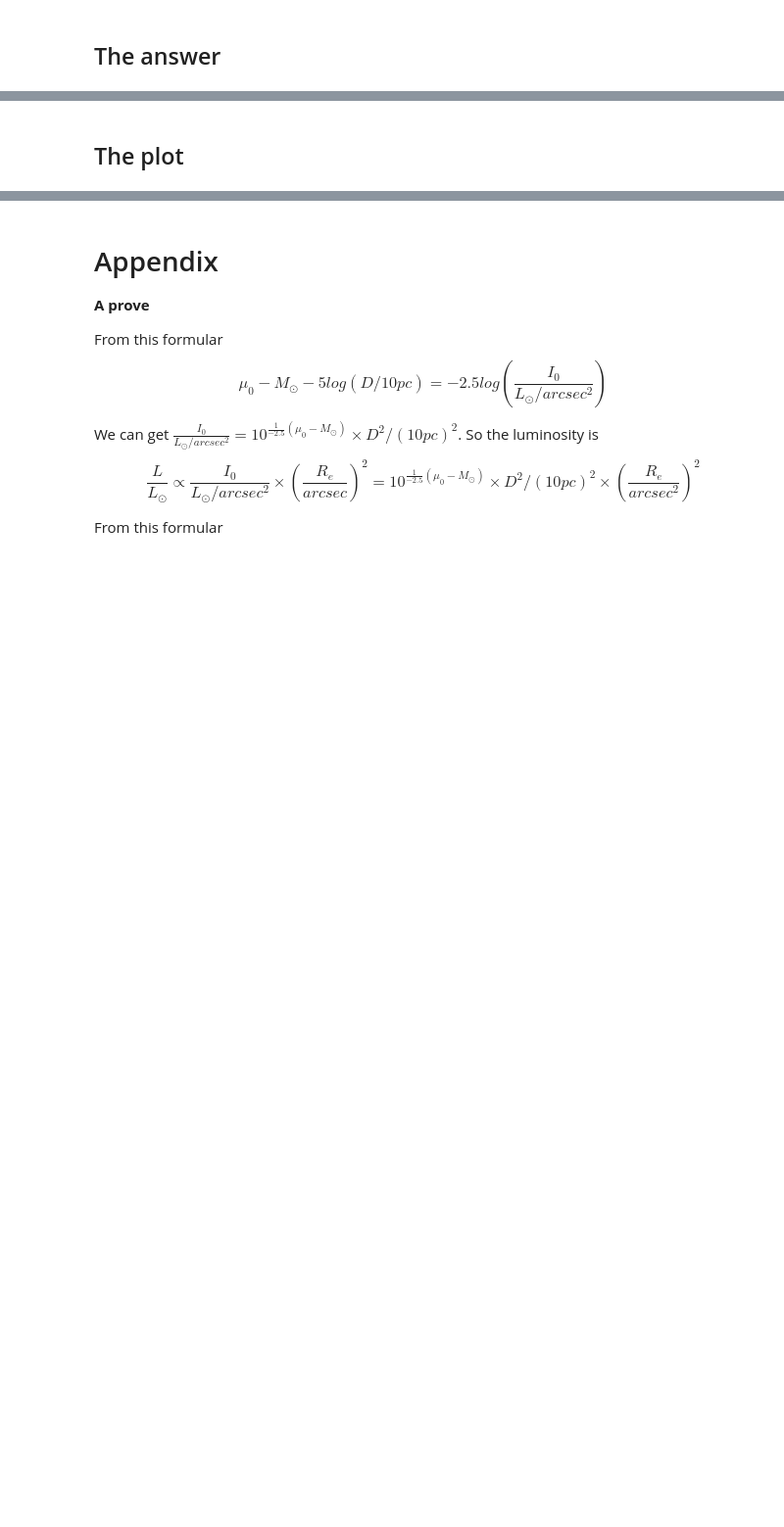
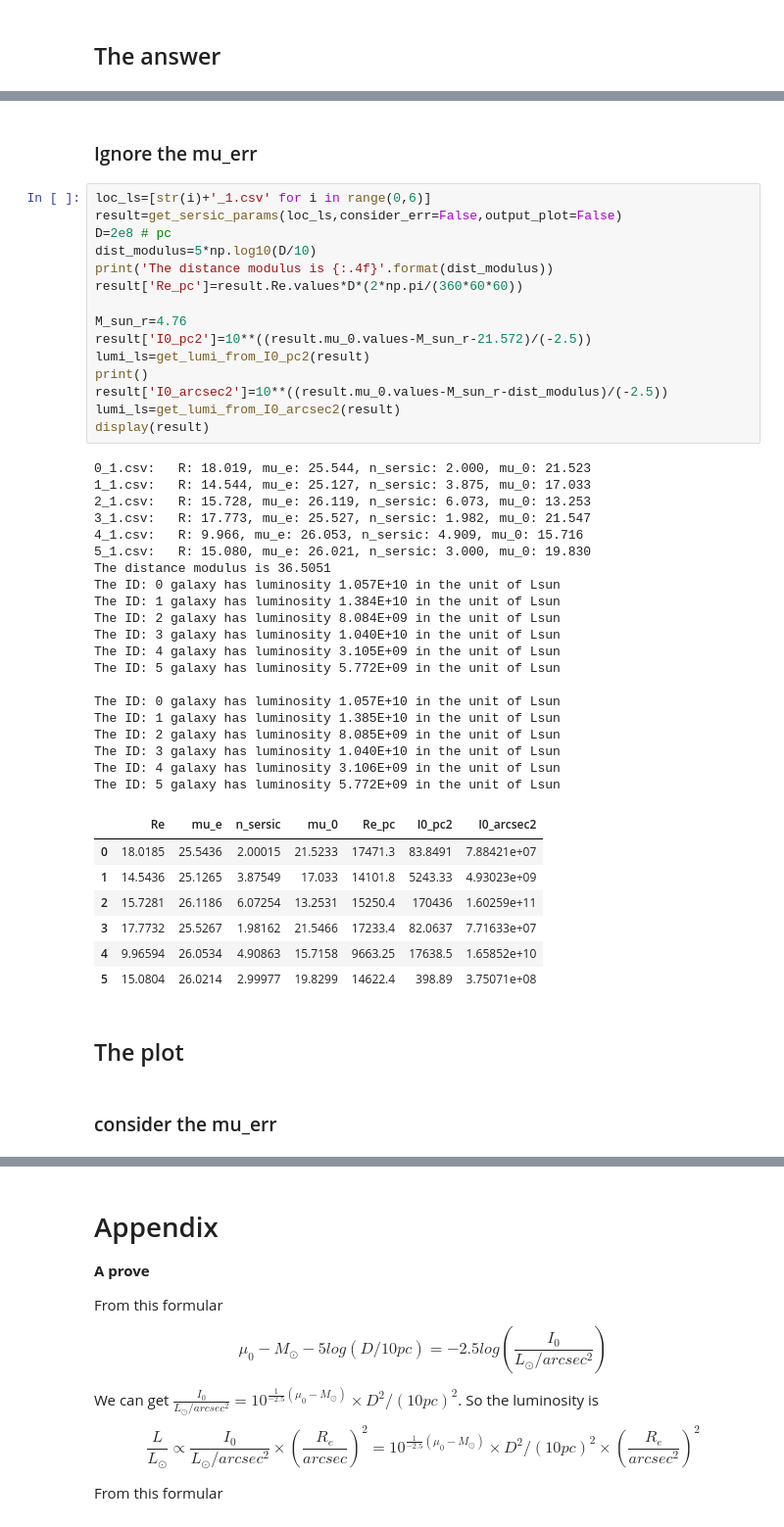
Before and after one commit to wsr1998/galaxy-physics, a Jupyter notebook: hw3.ipynb, the cells around one changed output, grey strips where cells are left out. Shown at 98% size. Saved outputs shown, nothing was run; the diff lists cells and outputs as text; blank space fills up the shorter version.

```diff
--- a/hw3.ipynb
+++ b/hw3.ipynb
@@ -164,4 +171,51 @@ The ID: 5 galaxy has luminosity 1.036E+10 in the unit of Lsun
+# %% [markdown]
+### Ignore the mu_err
+# %%
+loc_ls=[str(i)+'_1.csv' for i in range(0,6)]
+result=get_sersic_params(loc_ls,consider_err=False,output_plot=False)
+D=2e8 # pc
+dist_modulus=5*np.log10(D/10)
+print('The distance modulus is {:.4f}'.format(dist_modulus))
+result['Re_pc']=result.Re.values*D*(2*np.pi/(360*60*60))
+
+M_sun_r=4.76
+result['I0_pc2']=10**((result.mu_0.values-M_sun_r-21.572)/(-2.5))
+lumi_ls=get_lumi_from_I0_pc2(result)
+print()
+result['I0_arcsec2']=10**((result.mu_0.values-M_sun_r-dist_modulus)/(-2.5))
+lumi_ls=get_lumi_from_I0_arcsec2(result)
+display(result)
+# %% [output]
+0_1.csv:   R: 18.019, mu_e: 25.544, n_sersic: 2.000, mu_0: 21.523
+1_1.csv:   R: 14.544, mu_e: 25.127, n_sersic: 3.875, mu_0: 17.033
+2_1.csv:   R: 15.728, mu_e: 26.119, n_sersic: 6.073, mu_0: 13.253
+3_1.csv:   R: 17.773, mu_e: 25.527, n_sersic: 1.982, mu_0: 21.547
+4_1.csv:   R: 9.966, mu_e: 26.053, n_sersic: 4.909, mu_0: 15.716
+5_1.csv:   R: 15.080, mu_e: 26.021, n_sersic: 3.000, mu_0: 19.830
+The distance modulus is 36.5051
+The ID: 0 galaxy has luminosity 1.057E+10 in the unit of Lsun
+The ID: 1 galaxy has luminosity 1.384E+10 in the unit of Lsun
+The ID: 2 galaxy has luminosity 8.084E+09 in the unit of Lsun
+The ID: 3 galaxy has luminosity 1.040E+10 in the unit of Lsun
+The ID: 4 galaxy has luminosity 3.105E+09 in the unit of Lsun
+The ID: 5 galaxy has luminosity 5.772E+09 in the unit of Lsun
+
+The ID: 0 galaxy has luminosity 1.057E+10 in the unit of Lsun
+The ID: 1 galaxy has luminosity 1.385E+10 in the unit of Lsun
+The ID: 2 galaxy has luminosity 8.085E+09 in the unit of Lsun
+The ID: 3 galaxy has luminosity 1.040E+10 in the unit of Lsun
+The ID: 4 galaxy has luminosity 3.106E+09 in the unit of Lsun
+The ID: 5 galaxy has luminosity 5.772E+09 in the unit of Lsun
+|  | Re | mu_e | n_sersic | mu_0 | Re_pc | I0_pc2 | I0_arcsec2 |
+| 0 | 18.0185 | 25.5436 | 2.00015 | 21.5233 | 17471.3 | 83.8491 | 7.88421e+07 |
+| 1 | 14.5436 | 25.1265 | 3.87549 | 17.033 | 14101.8 | 5243.33 | 4.93023e+09 |
+| 2 | 15.7281 | 26.1186 | 6.07254 | 13.2531 | 15250.4 | 170436 | 1.60259e+11 |
+| 3 | 17.7732 | 25.5267 | 1.98162 | 21.5466 | 17233.4 | 82.0637 | 7.71633e+07 |
+| 4 | 9.96594 | 26.0534 | 4.90863 | 15.7158 | 9663.25 | 17638.5 | 1.65852e+10 |
+| 5 | 15.0804 | 26.0214 | 2.99977 | 19.8299 | 14622.4 | 398.89 | 3.75071e+08 |
 # %% [markdown]
 ## The plot
+# %% [markdown]
+### consider the mu_err
 # %%
 loc_ls=[str(i)+'_1.csv' for i in range(0,6)]
```
Also changed, not shown: parts of 7 cells of this notebook.
